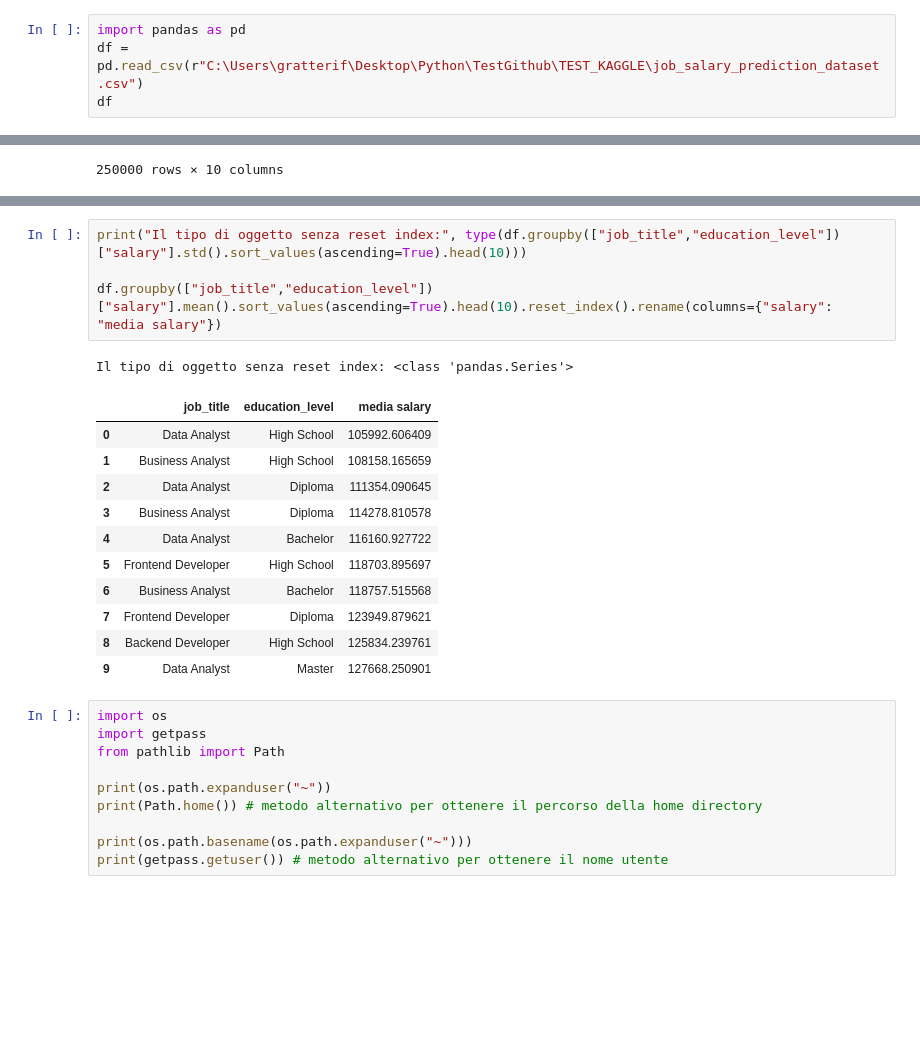
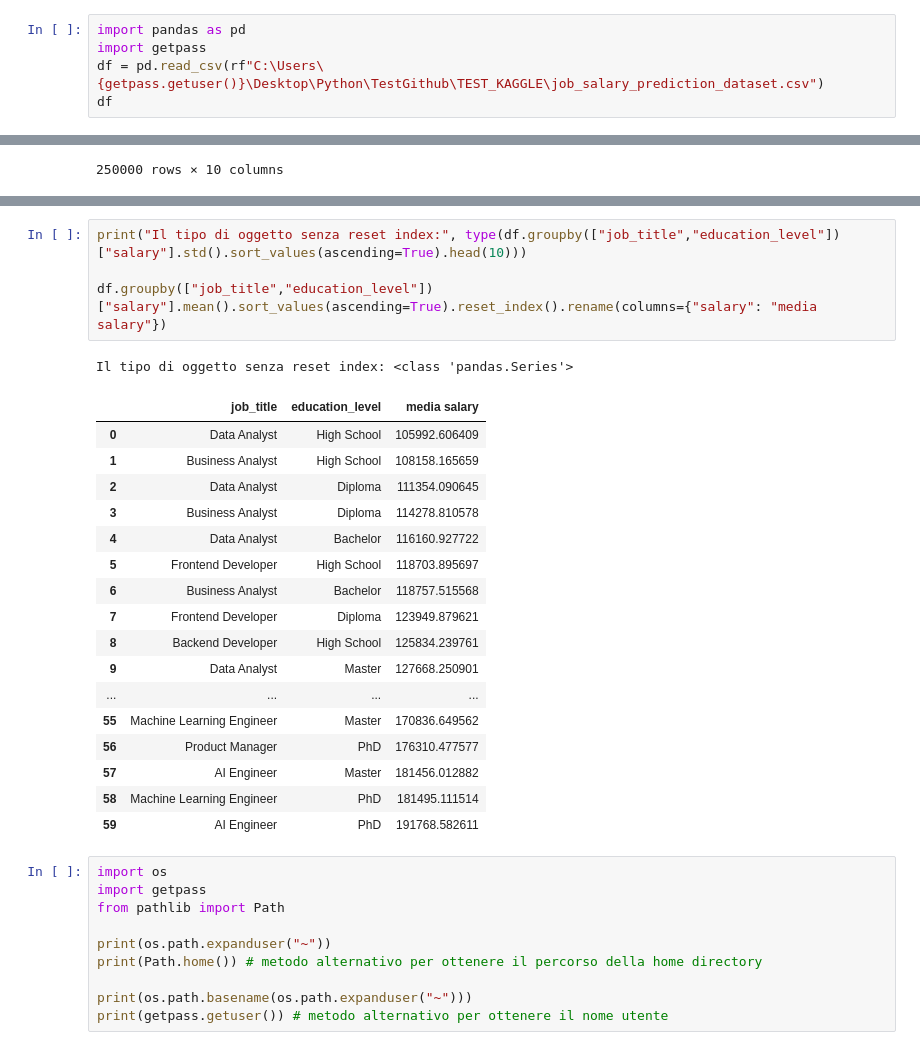
Before and after one commit to GRATTEXV2/TEST_KAGGLE, a Jupyter notebook: Analisi_Kaggle.ipynb, the cells around one changed output, grey strips where cells are left out. Saved outputs shown, nothing was run; the diff lists cells and outputs as text; blank space fills up the shorter version.

```diff
--- a/Analisi_Kaggle.ipynb
+++ b/Analisi_Kaggle.ipynb
@@ -1,6 +1,7 @@
 # %%
 import pandas as pd
-df = pd.read_csv(r"C:\Users\gratterif\Desktop\Python\TestGithub\TEST_KAGGLE\job_salary_prediction_dataset.csv")
+import getpass
+df = pd.read_csv(rf"C:\Users\{getpass.getuser()}\Desktop\Python\TestGithub\TEST_KAGGLE\job_salary_prediction_dataset.csv")
 df
 # %% [output]
 |  | job_title | experience_years | education_level | skills_count | industry | company_size | location | ... |
@@ -28,20 +37,26 @@ df[df["experience_years"] >5].head()
 # %%
 print("Il tipo di oggetto senza reset index:", type(df.groupby(["job_title","education_level"])["salary"].std().sort_values(ascending=True).head(10)))
 
-df.groupby(["job_title","education_level"])["salary"].mean().sort_values(ascending=True).head(10).reset_index().rename(columns={"salary": "media salary"})
+df.groupby(["job_title","education_level"])["salary"].mean().sort_values(ascending=True).reset_index().rename(columns={"salary": "media salary"})
 # %% [output]
 Il tipo di oggetto senza reset index: <class 'pandas.Series'>
 |  | job_title | education_level | media salary |
 | 0 | Data Analyst | High School | 105992.606409 |
 | 1 | Business Analyst | High School | 108158.165659 |
 | 2 | Data Analyst | Diploma | 111354.090645 |
 | 3 | Business Analyst | Diploma | 114278.810578 |
 | 4 | Data Analyst | Bachelor | 116160.927722 |
 | 5 | Frontend Developer | High School | 118703.895697 |
 | 6 | Business Analyst | Bachelor | 118757.515568 |
 | 7 | Frontend Developer | Diploma | 123949.879621 |
 | 8 | Backend Developer | High School | 125834.239761 |
 | 9 | Data Analyst | Master | 127668.250901 |
+| ... | ... | ... | ... |
+| 55 | Machine Learning Engineer | Master | 170836.649562 |
+| 56 | Product Manager | PhD | 176310.477577 |
+| 57 | AI Engineer | Master | 181456.012882 |
+| 58 | Machine Learning Engineer | PhD | 181495.111514 |
+| 59 | AI Engineer | PhD | 191768.582611 |
 # %%
 import os
 import getpass
```
Also changed, not shown: parts of 11 cells of this notebook.
